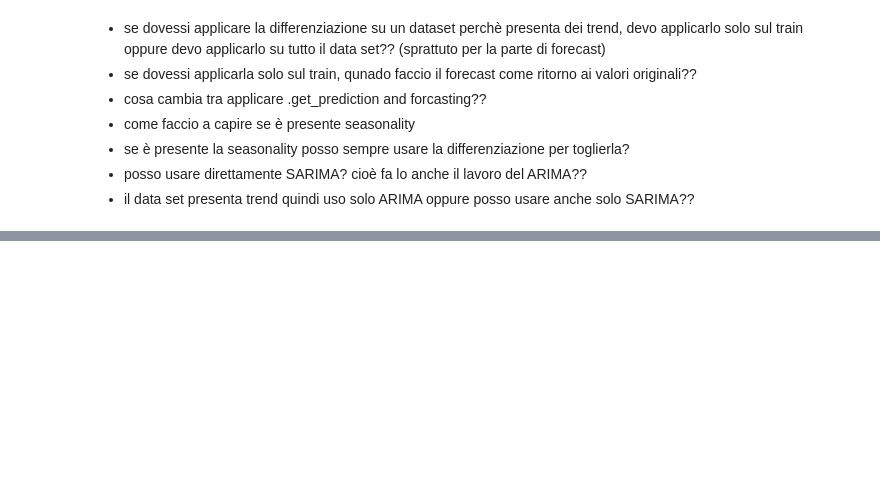
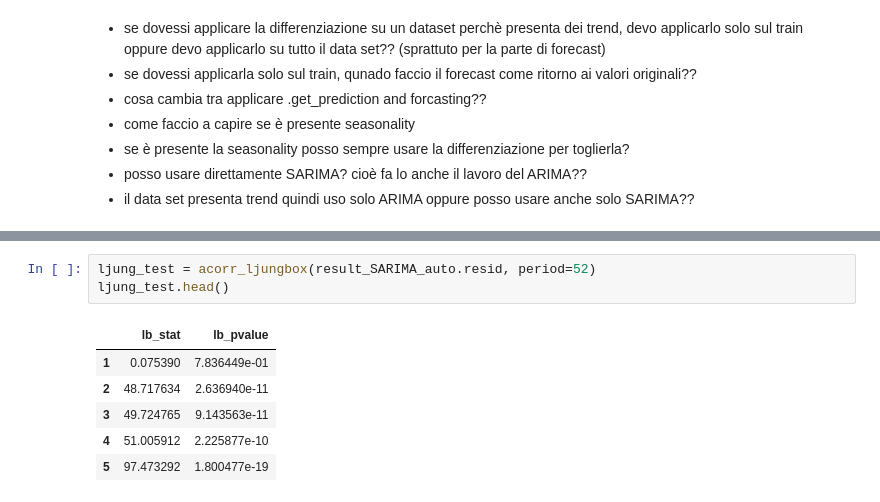
Before and after one commit to Mariodraghidicomodo/LOGISTICA, a Jupyter notebook: test.ipynb, the cells around one changed output, grey strips where cells are left out. Drawn from its saved outputs; the diff is of its cells as text; blank space fills up the shorter version.

```diff
--- a/test.ipynb
+++ b/test.ipynb
@@ -868,0 +1048,10 @@ plt.show()
+# %%
+ljung_test = acorr_ljungbox(result_SARIMA_auto.resid, period=52)
+ljung_test.head()
+# %% [output]
+|  | lb_stat | lb_pvalue |
+| 1 | 0.075390 | 7.836449e-01 |
+| 2 | 48.717634 | 2.636940e-11 |
+| 3 | 49.724765 | 9.143563e-11 |
+| 4 | 51.005912 | 2.225877e-10 |
+| 5 | 97.473292 | 1.800477e-19 |
```
Also changed, not shown: parts of 24 cells of this notebook, 1 other file.
